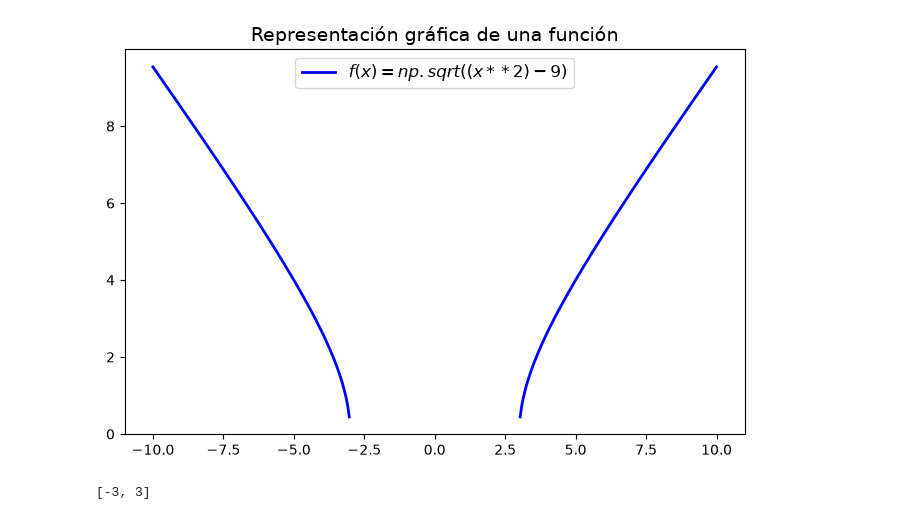
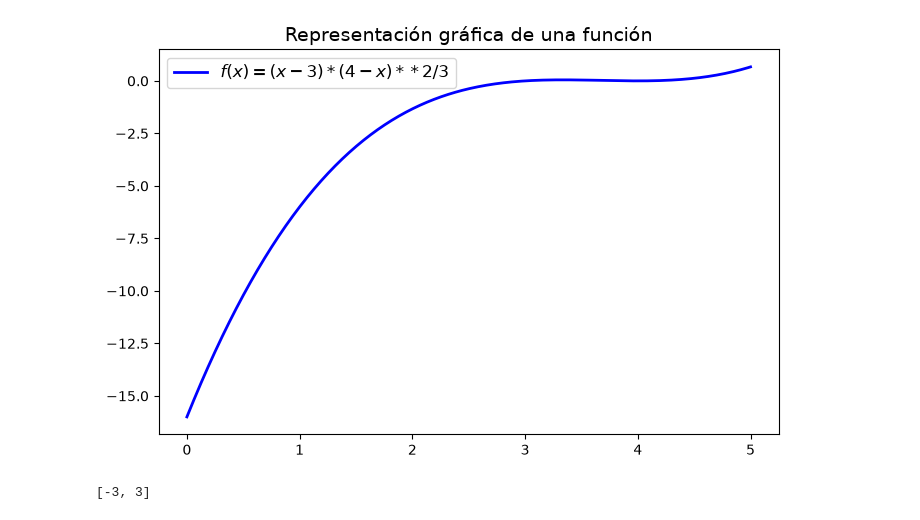
Before and after one commit to Sxat11/GIA-I, a Jupyter notebook: calculo_I/practica_cal/boletines_ejercicios/Boletin_I.ipynb, the cells around one changed output. Saved outputs shown, nothing was run; the diff lists cells and outputs as text; code cells hidden in the pictures.

```diff
--- a/calculo_I/practica_cal/boletines_ejercicios/Boletin_I.ipynb
+++ b/calculo_I/practica_cal/boletines_ejercicios/Boletin_I.ipynb
@@ -1,28 +1,28 @@
 # %%
 import numpy as np
 import matplotlib.pyplot as plt
 
 # 1. Definir el rango de valores para el eje X (desde -10 hasta 10 con 400 puntos)
-x = np.linspace(-10, 10, 400)
+x = np.linspace(0, 5, 400)
 
 # 2. Definir la función que quieres representar (por ejemplo, f(x) = x^2)
 # Puedes cambiar esta fórmula por la que necesites, como np.sin(x), np.exp(x), etc.
-y = np.sqrt((x**2)-9)
+y = (x - 3)*((4-x)**2/3)
 
 # 3. Crear la figura y la gráfica
 plt.figure(figsize=(8, 5))
-plt.plot(x, y, label='$f(x) = np.sqrt((x**2)-9)$', color='blue', linewidth=2)
+plt.plot(x, y, label='$f(x) = (x - 3)*(4-x)**2/3$', color='blue', linewidth=2)
 
 # 4. Personalizar la gráfica con ejes, título y rejilla
 plt.title('Representación gráfica de una función', fontsize=14)
 
 # Añadir rejilla y leyenda
 plt.legend(fontsize=12)
 
 # 5. Mostrar la ventana con la gráfica
 plt.show()
 # %% [output]
-[figure, old version]
+[figure, new version]
 # %%
 #PLANTILLA REPRESENTACIÓN DE FUNCIONES
 import numpy as np
```
Also changed, not shown: 39 other files.
